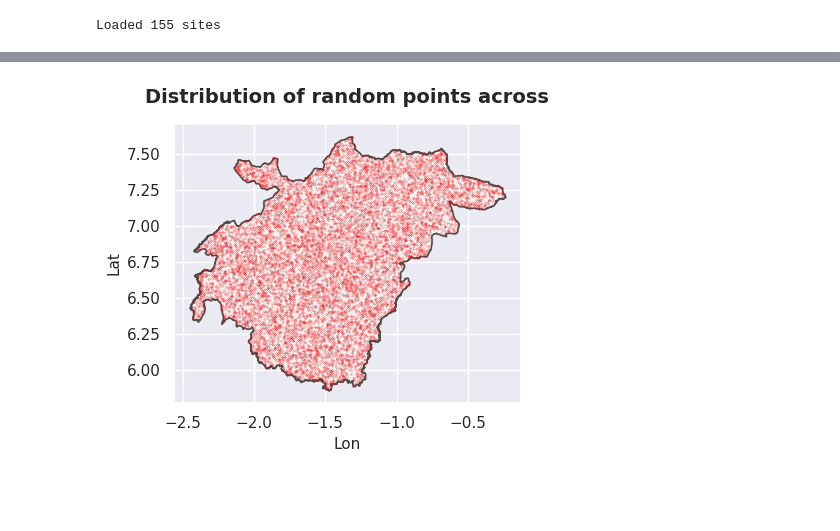
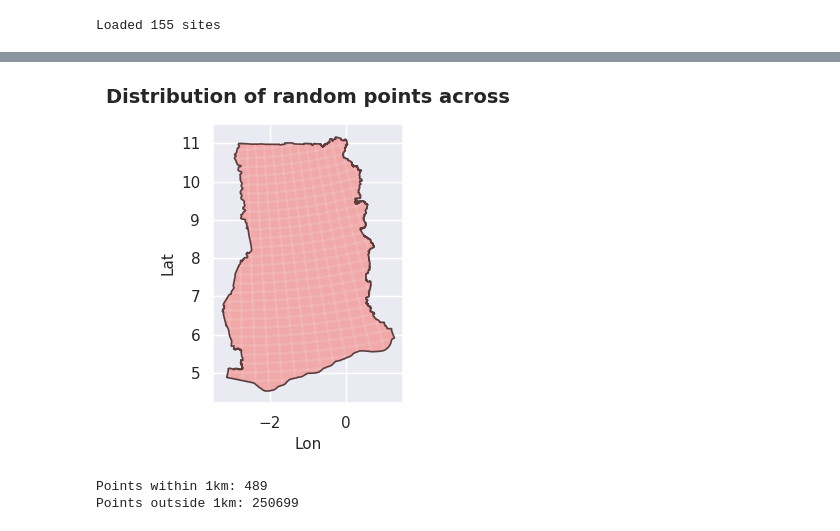
Before and after one commit to arthurgassner-synotis/forestero-skymap-poc, a Jupyter notebook: nb/0-6-predict_ethz.ipynb, the cells around one changed output, grey strips where cells are left out. Drawn from its saved outputs; the diff is of its cells as text; code cells hidden in the pictures; blank space fills up the shorter version.

```diff
--- a/nb/0-6-predict_ethz.ipynb
+++ b/nb/0-6-predict_ethz.ipynb
@@ -85,0 +52,37 @@ Generated 10000 valid random points inside Ghana.
+# %%
+# Build a 10mx10m grid over Ghana
+GRID_SPACING_M = 1_000
+
+# Get the bounding box of the unioned geometry
+ghana_metric = GHANA_GDF.to_crs(epsg=32630) # Project to a metric CRS (EPSG:32630 is in meters)
+ghana_poly = ghana_metric.union_all()
+min_x, min_y, max_x, max_y = ghana_poly.bounds
+
+# Generate 1D arrays of X and Y coordinates
+x_coords = np.arange(min_x, max_x, GRID_SPACING_M)
+y_coords = np.arange(min_y, max_y, GRID_SPACING_M)
+
+# Create a 2D meshgrid from the 1D arrays
+xx, yy = np.meshgrid(x_coords, y_coords)
+
+# Flatten the grid coordinates into 1D arrays
+xs = xx.flatten()
+ys = yy.flatten()
+
+# Convert to a GeoDataFrame
+grid_points = gpd.GeoSeries.from_xy(xs, ys, crs=ghana_metric.crs)
+grid_gdf = gpd.GeoDataFrame(geometry=grid_points)
+
+# Filter points to keep only those within the polygon boundaries
+# This utilizes spatial indexing under the hood for better performance
+grid_gdf = grid_gdf[grid_gdf.geometry.within(ghana_poly)].copy()
+
+# Project back to WGS84 (Lat/Lon)
+grid_gdf = grid_gdf.to_crs(epsg=4326)
+
+# Extract final coordinates
+grid_gdf["lon"] = grid_gdf.geometry.x
+grid_gdf["lat"] = grid_gdf.geometry.y
+
+print(f"Generated {len(grid_gdf)} valid grid points inside the region.")
+grid_gdf.head(3)
@@ -86,18 +95,53 @@ Generated 10000 valid random points inside Ghana.
 # %%
-# Plot our random samples
+# Plot
 def plot_map(gdf: gpd.GeoDataFrame, point_gdf: gpd.GeoDataFrame) -> None:
     fig, ax = plt.subplots(figsize=(6, 4))
 
     gdf.plot(ax=ax, color="#f0f0f0", edgecolor="#4d4d4d", linewidth=1.2)
-    point_gdf.plot(ax=ax, color="RED", markersize=0.05, alpha=0.8)
+    point_gdf.plot(ax=ax, color="RED", markersize=0.001, alpha=0.2)
 
     ax.set_title("Distribution of random points across", fontsize=14, fontweight="bold", pad=15)
     ax.set_xlabel("Lon", fontsize=11)
     ax.set_ylabel("Lat", fontsize=11)
 
     plt.tight_layout()
     plt.show()
 
-plot_map(GH_ASHANTI_GDF, random_points_gdf)
+plot_map(GHANA_GDF, grid_gdf)
 # %% [output]
-[figure, old version]
+[figure, new version]
+# %%
+# Separate the points into
+# - is-within 1km radius of a site
+# - not the above
+
+# Convert all site locations to gdf
+points = [Point(lon, lat) for s in sites for lat, lon in s.lat_lons]
+site_gdf = gpd.GeoDataFrame(geometry=points, crs="EPSG:4326")
+
+# 2. Project BOTH DataFrames to the metric CRS for accurate distance calculations
+metric_crs = "EPSG:32630"
+grid_gdf = grid_gdf.to_crs(metric_crs)
+site_gdf = site_gdf.to_crs(metric_crs)
+
+# 3. Buffer the target points by 1000 meters (1km)
+# Using .union_all() merges overlapping buffers into a single unified polygon.
+# This makes the spatial intersection much faster!
+target_buffer_area = site_gdf.geometry.buffer(1000).union_all()
+
+# 4. Create a boolean mask checking if each grid point intersects the buffer area
+mask_within_1km = grid_gdf.geometry.intersects(target_buffer_area)
+
+# 5. Separate the grid points based on the mask
+grid_within_1km_metric = grid_gdf[mask_within_1km].copy()
+grid_outside_1km_metric = grid_gdf[~mask_within_1km].copy()
+
+# 6. Project the separated DataFrames back to WGS84 (Lat/Lon)
+points_within_1km = grid_within_1km_metric.to_crs("EPSG:4326")
+points_outside_1km = grid_outside_1km_metric.to_crs("EPSG:4326")
+
+print(f"Points within 1km: {len(points_within_1km)}")
+print(f"Points outside 1km: {len(points_outside_1km)}")
+# %% [output]
+Points within 1km: 489
+Points outside 1km: 250699
```
Also changed, not shown: parts of 12 cells of this notebook, 2 other files.
